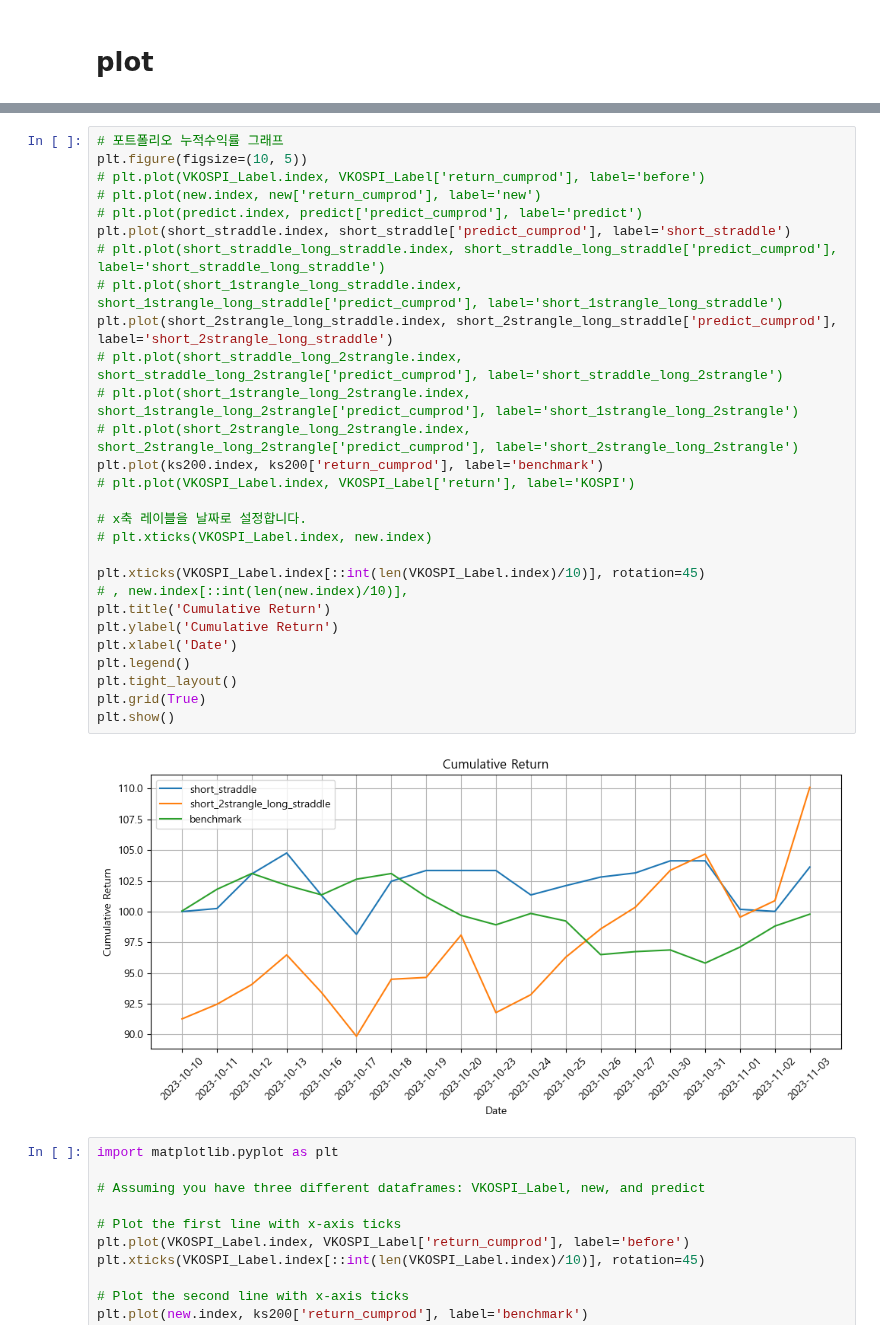
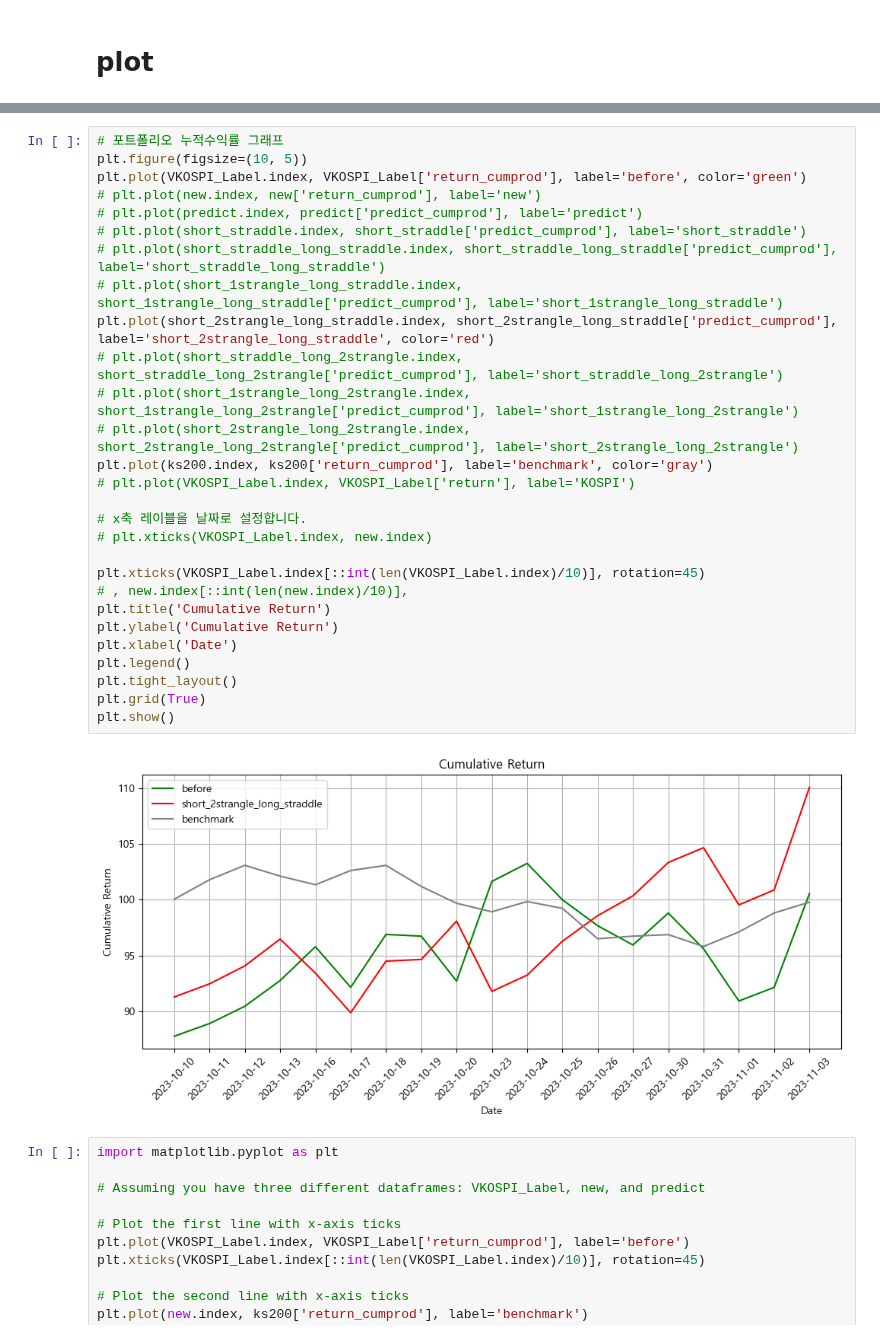
Before and after one commit to jyoooonh/Project1_sample, a Jupyter notebook: option_strategy.ipynb, the cells around one changed output, grey strips where cells are left out. Drawn from its saved outputs; the diff is of its cells as text.

```diff
--- a/option_strategy.ipynb
+++ b/option_strategy.ipynb
@@ -1625,33 +1625,33 @@ plt.show()
 # %%
 # 포트폴리오 누적수익률 그래프
 plt.figure(figsize=(10, 5))
-# plt.plot(VKOSPI_Label.index, VKOSPI_Label['return_cumprod'], label='before')
+plt.plot(VKOSPI_Label.index, VKOSPI_Label['return_cumprod'], label='before', color='green')
 # plt.plot(new.index, new['return_cumprod'], label='new')
 # plt.plot(predict.index, predict['predict_cumprod'], label='predict')
-plt.plot(short_straddle.index, short_straddle['predict_cumprod'], label='short_straddle')
+# plt.plot(short_straddle.index, short_straddle['predict_cumprod'], label='short_straddle')
 # plt.plot(short_straddle_long_straddle.index, short_straddle_long_straddle['predict_cumprod'], label='short_straddle_long_straddle')
 # plt.plot(short_1strangle_long_straddle.index, short_1strangle_long_straddle['predict_cumprod'], label='short_1strangle_long_straddle')
-plt.plot(short_2strangle_long_straddle.index, short_2strangle_long_straddle['predict_cumprod'], label='short_2strangle_long_straddle')
+plt.plot(short_2strangle_long_straddle.index, short_2strangle_long_straddle['predict_cumprod'], label='short_2strangle_long_straddle', color='red')
 # plt.plot(short_straddle_long_2strangle.index, short_straddle_long_2strangle['predict_cumprod'], label='short_straddle_long_2strangle')
 # plt.plot(short_1strangle_long_2strangle.index, short_1strangle_long_2strangle['predict_cumprod'], label='short_1strangle_long_2strangle')
 # plt.plot(short_2strangle_long_2strangle.index, short_2strangle_long_2strangle['predict_cumprod'], label='short_2strangle_long_2strangle')
-plt.plot(ks200.index, ks200['return_cumprod'], label='benchmark')
+plt.plot(ks200.index, ks200['return_cumprod'], label='benchmark', color='gray')
 # plt.plot(VKOSPI_Label.index, VKOSPI_Label['return'], label='KOSPI')
 
 # x축 레이블을 날짜로 설정합니다.
 # plt.xticks(VKOSPI_Label.index, new.index)
 
 plt.xticks(VKOSPI_Label.index[::int(len(VKOSPI_Label.index)/10)], rotation=45)
 # , new.index[::int(len(new.index)/10)],
 plt.title('Cumulative Return')
 plt.ylabel('Cumulative Return')
 plt.xlabel('Date')
 plt.legend()
 plt.tight_layout()
 plt.grid(True)
 plt.show()
 # %% [output]
-[figure, old version]
+[figure, new version]
 # %%
 import matplotlib.pyplot as plt
 
```
Also changed, not shown: parts of 4 cells of this notebook.
